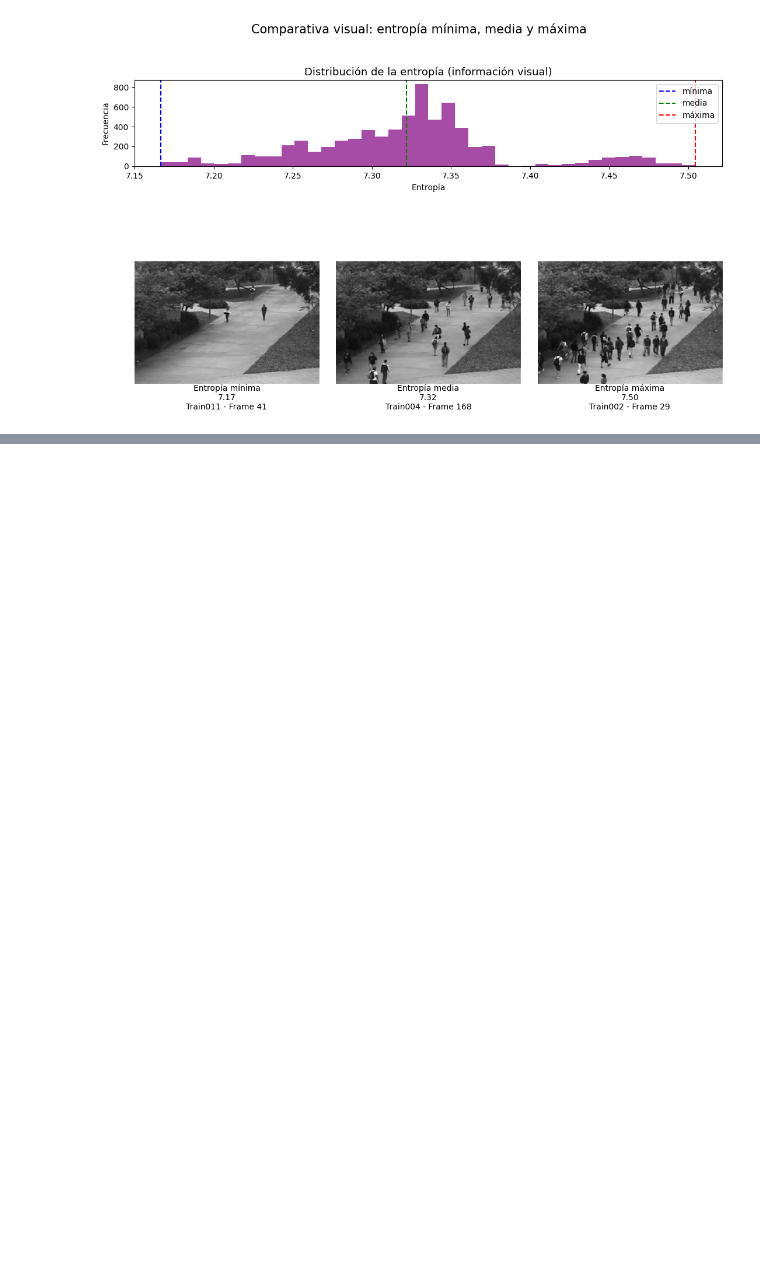
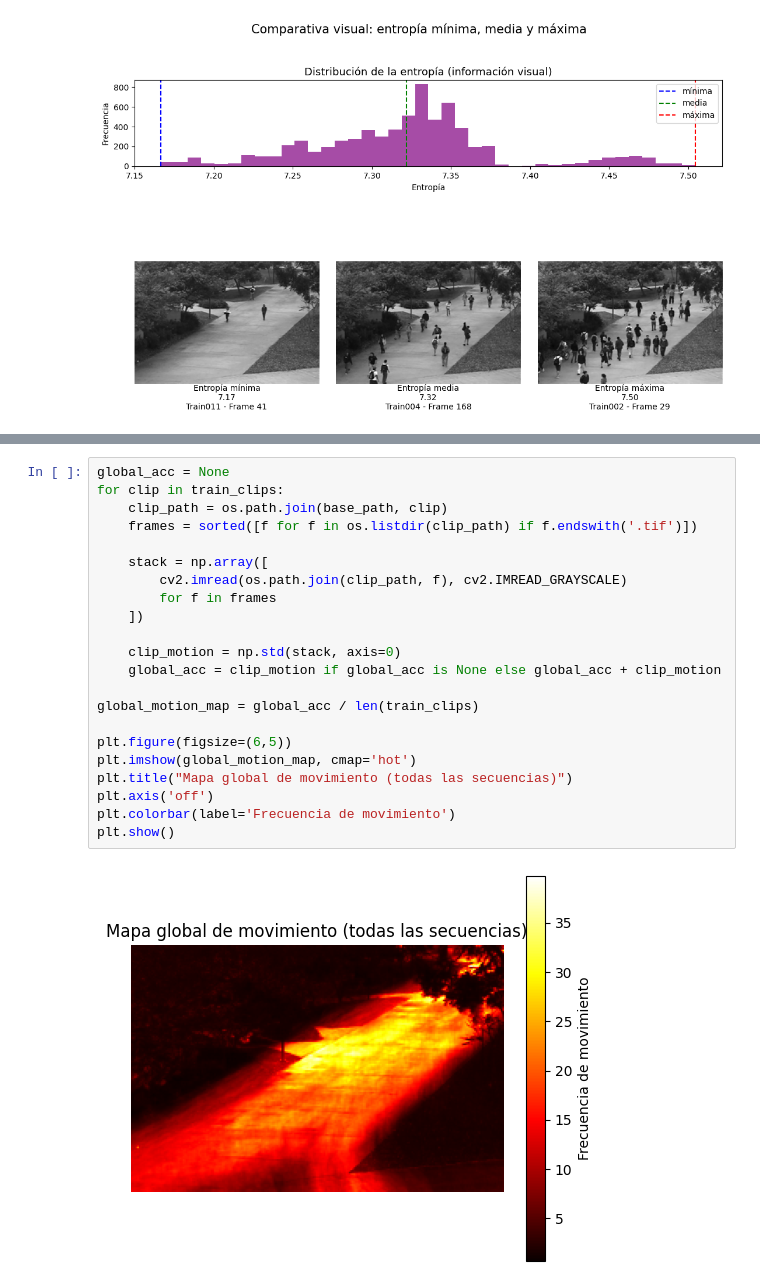
Before and after one commit to CarlosBaez11/proyecto-cv, a Jupyter notebook: EDA.ipynb, the cells around one changed output, grey strips where cells are left out. Saved outputs shown, nothing was run; the diff lists cells and outputs as text; blank space fills up the shorter version.

```diff
--- a/EDA.ipynb
+++ b/EDA.ipynb
@@ -393,0 +420,24 @@ plt.show()
+# %%
+global_acc = None
+for clip in train_clips:
+    clip_path = os.path.join(base_path, clip)
+    frames = sorted([f for f in os.listdir(clip_path) if f.endswith('.tif')])
+
+    stack = np.array([
+        cv2.imread(os.path.join(clip_path, f), cv2.IMREAD_GRAYSCALE)
+        for f in frames
+    ])
+
+    clip_motion = np.std(stack, axis=0)
+    global_acc = clip_motion if global_acc is None else global_acc + clip_motion
+
+global_motion_map = global_acc / len(train_clips)
+
+plt.figure(figsize=(6,5))
+plt.imshow(global_motion_map, cmap='hot')
+plt.title("Mapa global de movimiento (todas las secuencias)")
+plt.axis('off')
+plt.colorbar(label='Frecuencia de movimiento')
+plt.show()
+# %% [output]
+[figure, added]
```
Also changed, not shown: parts of 12 cells of this notebook.
